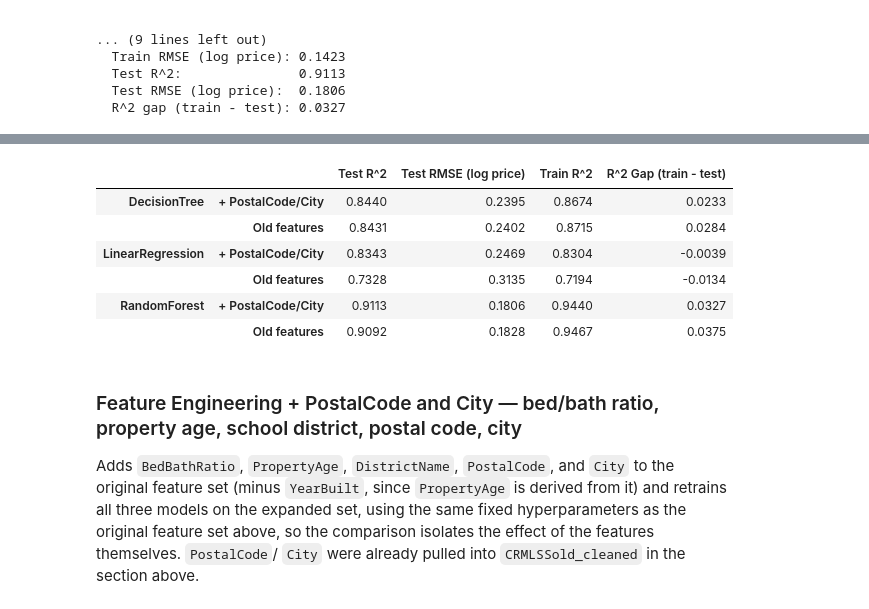
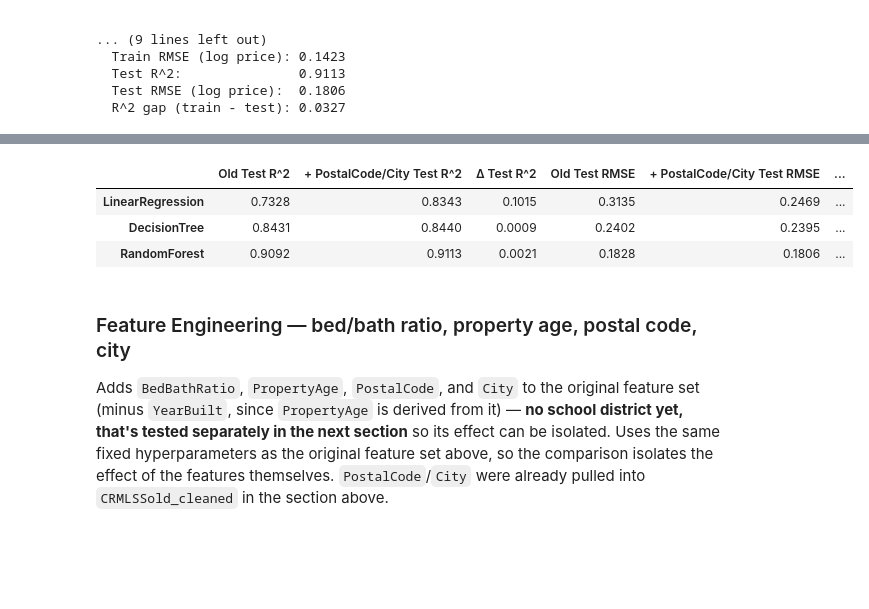
Before and after one commit to matthewviray/idx-exchange-project, a Jupyter notebook: notebooks/04_model_comparison.ipynb, the cells around one changed output, grey strips where cells are left out. Cells and saved outputs as stored; diff of their text form; code cells hidden in the pictures; blank space fills up the shorter version.

```diff
--- a/notebooks/04_model_comparison.ipynb
+++ b/notebooks/04_model_comparison.ipynb
@@ -334,39 +363,34 @@ LinearRegression  (params: {})
 # %%
 # Old vs. PostalCode+City feature set — side-by-side comparison for all three models
-rows_pc = {}
-for name in model_classes:
-    rows_pc[(name, 'Old features')] = {
-        'Test R^2': results[name]['r2'],
-        'Test RMSE (log price)': results[name]['rmse'],
-        'Train R^2': results[name]['train_r2'],
-        'R^2 Gap (train - test)': results[name]['train_r2'] - results[name]['r2'],
+comparison_table_pc = pd.DataFrame({
+    name: {
+        'Old Test R^2': results[name]['r2'],
+        '+ PostalCode/City Test R^2': postal_city_results[name]['r2'],
+        'Δ Test R^2': postal_city_results[name]['r2'] - results[name]['r2'],
+        'Old Test RMSE': results[name]['rmse'],
+        '+ PostalCode/City Test RMSE': postal_city_results[name]['rmse'],
+        'Old R^2 Gap (train - test)': results[name]['train_r2'] - results[name]['r2'],
+        '+ PostalCode/City R^2 Gap (train - test)': postal_city_results[name]['train_r2'] - postal_city_results[name]['r2'],
     }
-    rows_pc[(name, '+ PostalCode/City')] = {
-        'Test R^2': postal_city_results[name]['r2'],
-        'Test RMSE (log price)': postal_city_results[name]['rmse'],
-        'Train R^2': postal_city_results[name]['train_r2'],
-        'R^2 Gap (train - test)': postal_city_results[name]['train_r2'] - postal_city_results[name]['r2'],
-    }
+    for name in model_classes
+}).T
 
-comparison_table_pc = pd.DataFrame(rows_pc).T.sort_index()
 comparison_table_pc.round(4)
 # %% [output]
-|  |  | Test R^2 | Test RMSE (log price) | Train R^2 | R^2 Gap (train - test) |
-| DecisionTree | + PostalCode/City | 0.8440 | 0.2395 | 0.8674 | 0.0233 |
-|  | Old features | 0.8431 | 0.2402 | 0.8715 | 0.0284 |
-| LinearRegression | + PostalCode/City | 0.8343 | 0.2469 | 0.8304 | -0.0039 |
-|  | Old features | 0.7328 | 0.3135 | 0.7194 | -0.0134 |
-| RandomForest | + PostalCode/City | 0.9113 | 0.1806 | 0.9440 | 0.0327 |
-|  | Old features | 0.9092 | 0.1828 | 0.9467 | 0.0375 |
+|  | Old Test R^2 | + PostalCode/City Test R^2 | Δ Test R^2 | Old Test RMSE | + PostalCode/City Test RMSE | ... |
+| LinearRegression | 0.7328 | 0.8343 | 0.1015 | 0.3135 | 0.2469 | ... |
+| DecisionTree | 0.8431 | 0.8440 | 0.0009 | 0.2402 | 0.2395 | ... |
+| RandomForest | 0.9092 | 0.9113 | 0.0021 | 0.1828 | 0.1806 | ... |
 # %% [markdown]
-### Feature Engineering + PostalCode and City — bed/bath ratio, property age, school district, postal code, city
+### Feature Engineering — bed/bath ratio, property age, postal code, city
 
-Adds `BedBathRatio`, `PropertyAge`, `DistrictName`, `PostalCode`, and `City`
-to the original feature set (minus `YearBuilt`, since `PropertyAge` is
-derived from it) and retrains all three models on the expanded set, using
-the same fixed hyperparameters as the original feature set above, so the
-comparison isolates the effect of the features themselves. `PostalCode`/
-`City` were already pulled into `CRMLSSold_cleaned` in the section above.
+Adds `BedBathRatio`, `PropertyAge`, `PostalCode`, and `City` to the original
+feature set (minus `YearBuilt`, since `PropertyAge` is derived from it) —
+**no school district yet, that's tested separately in the next section** so
+its effect can be isolated. Uses the same fixed hyperparameters as the
+original feature set above, so the comparison isolates the effect of the
+features themselves. `PostalCode`/`City` were already pulled into
+`CRMLSSold_cleaned` in the section above.
 # %%
 # Bed/bath ratio and property age
 CRMLSSold_cleaned['BedBathRatio'] = CRMLSSold_cleaned['BedroomsTotal'] / CRMLSSold_cleaned['BathroomsTotalInteger'].replace(0, np.nan)
```
Also changed, not shown: parts of 16 cells of this notebook.
